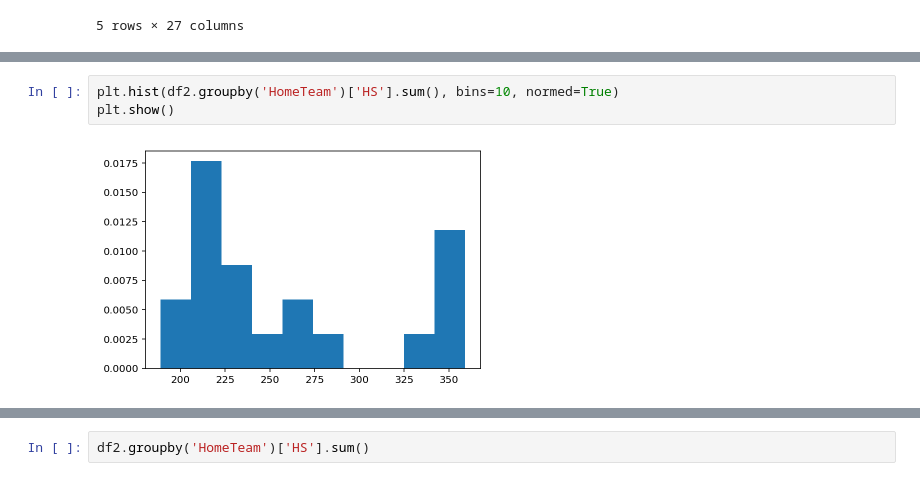
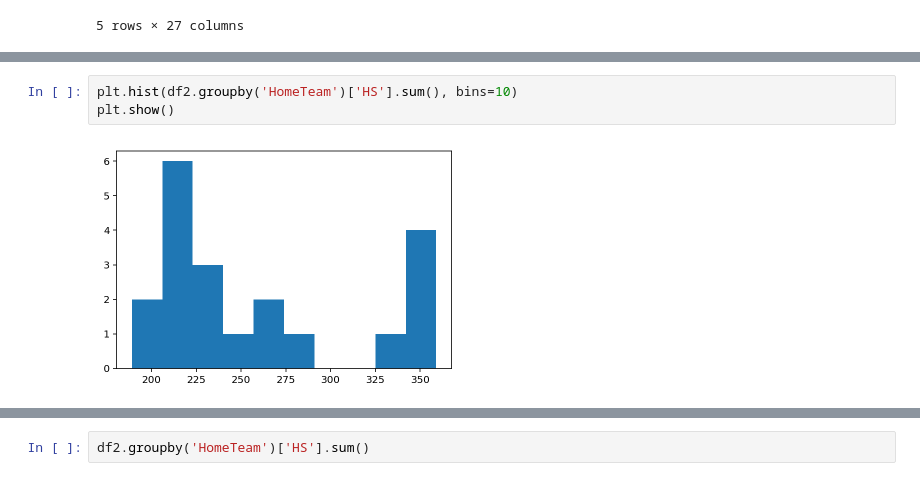
Before and after one commit to chizkidd/dsi-CapstoneProj, a Jupyter notebook: Capstone_EDA1.ipynb, the cells around one changed output, grey strips where cells are left out. Cells and saved outputs as stored; diff of their text form.

```diff
--- a/Capstone_EDA1.ipynb
+++ b/Capstone_EDA1.ipynb
@@ -180,5 +213,5 @@ df2.describe()
 # %%
-plt.hist(df2.groupby('HomeTeam')['HS'].sum(), bins=10, normed=True)
+plt.hist(df2.groupby('HomeTeam')['HS'].sum(), bins=10)
 plt.show()
 # %% [output]
-[figure, old version]
+[figure, new version]
```
Also changed, not shown: parts of 14 cells of this notebook.
